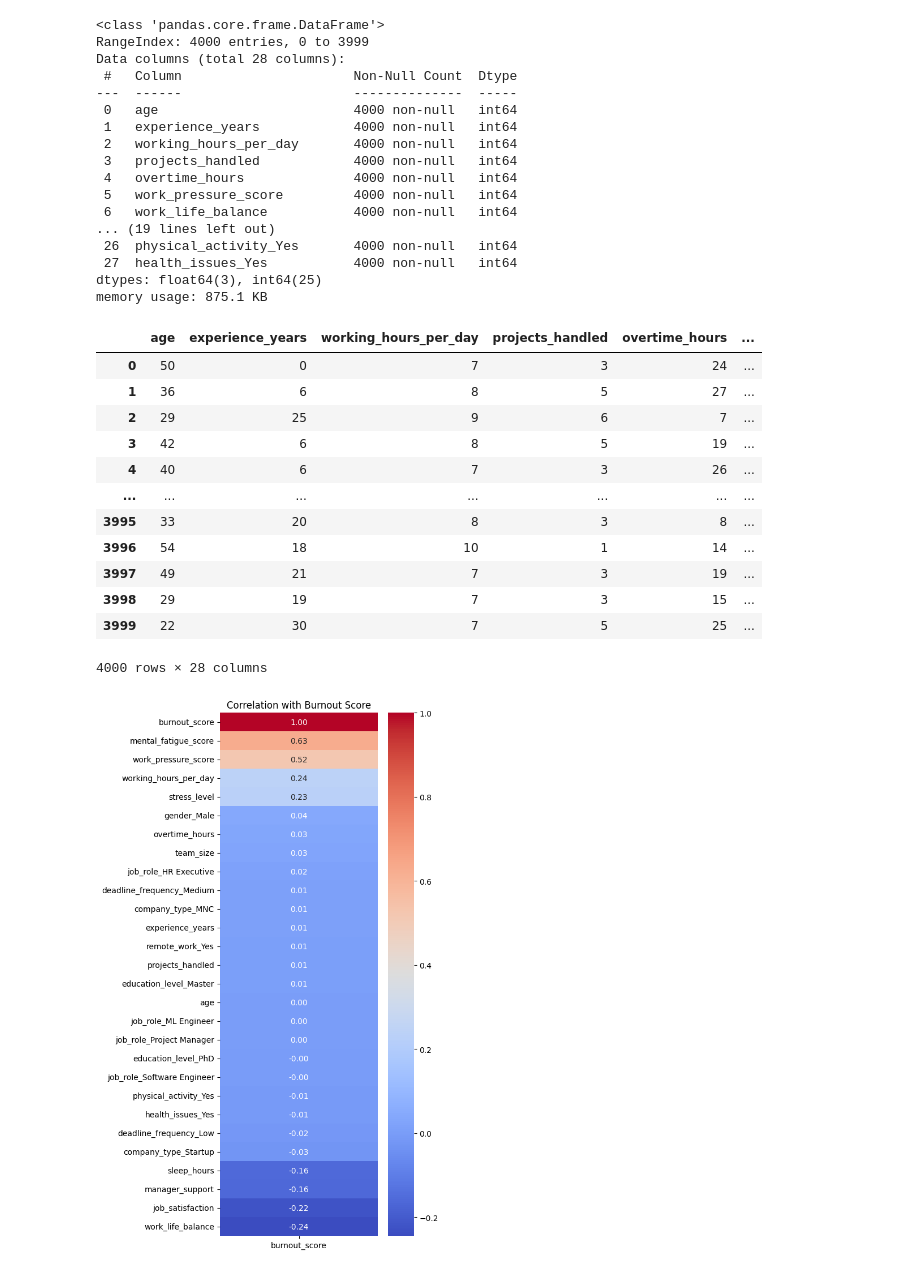
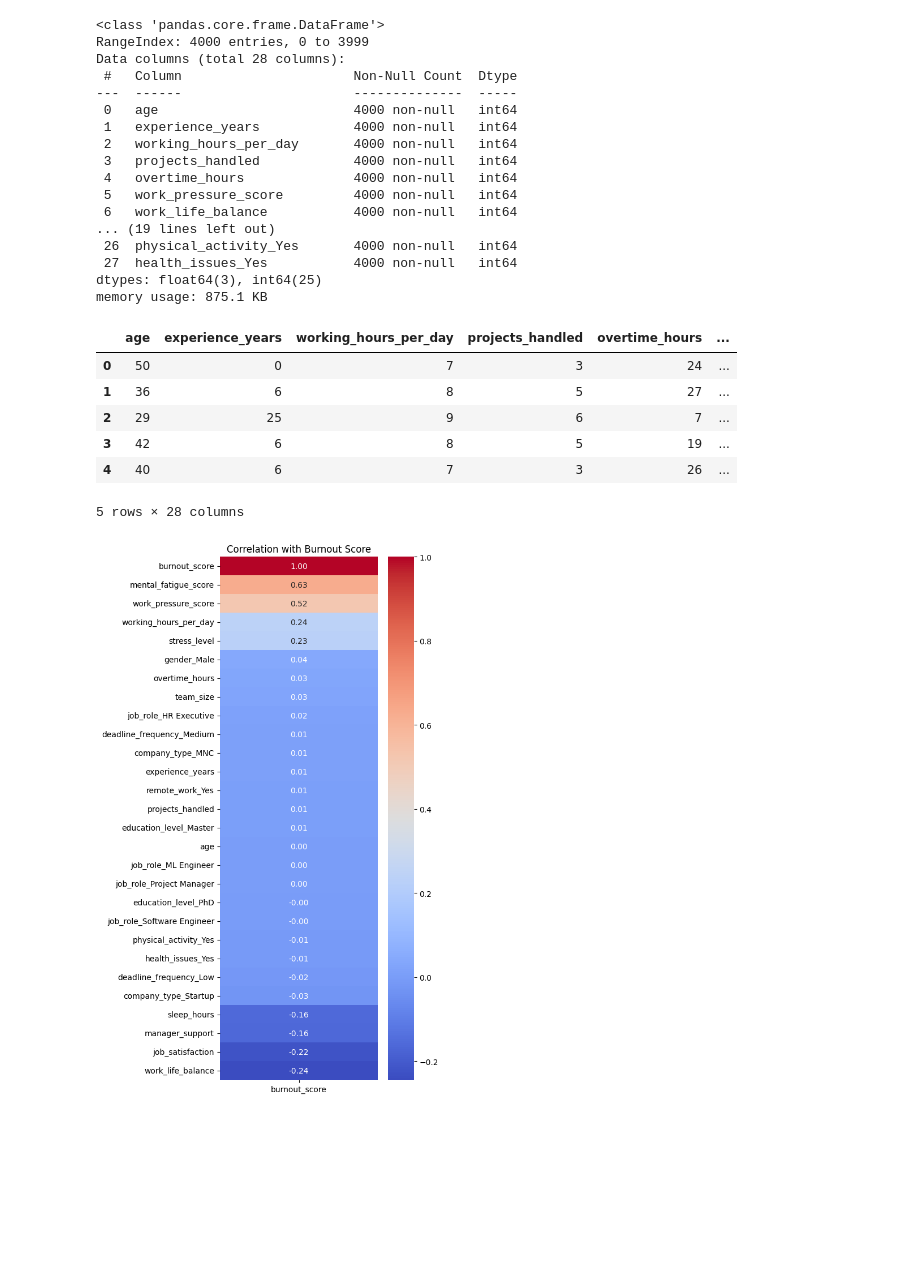
Before and after one commit to Arnav5005/Python, a Jupyter notebook: EDA_4/eda.ipynb, the cells around one changed output. Cells and saved outputs as stored; diff of their text form; code cells hidden in the pictures; blank space fills up the shorter version.

```diff
--- a/EDA_4/eda.ipynb
+++ b/EDA_4/eda.ipynb
@@ -158,22 +157,16 @@ Data columns (total 28 columns):
  27  health_issues_Yes           4000 non-null   int64
 dtypes: float64(3), int64(25)
 memory usage: 875.1 KB
-# %%
-df
-# %% [output]
-|  | age | experience_years | working_hours_per_day | projects_handled | overtime_hours | ... |
-| 0 | 50 | 0 | 7 | 3 | 24 | ... |
-| 1 | 36 | 6 | 8 | 5 | 27 | ... |
-| 2 | 29 | 25 | 9 | 6 | 7 | ... |
-| 3 | 42 | 6 | 8 | 5 | 19 | ... |
-| 4 | 40 | 6 | 7 | 3 | 26 | ... |
-| ... | ... | ... | ... | ... | ... | ... |
-| 3995 | 33 | 20 | 8 | 3 | 8 | ... |
-| 3996 | 54 | 18 | 10 | 1 | 14 | ... |
-| 3997 | 49 | 21 | 7 | 3 | 19 | ... |
-| 3998 | 29 | 19 | 7 | 3 | 15 | ... |
-| 3999 | 22 | 30 | 7 | 5 | 25 | ... |
-4000 rows × 28 columns
+# %%
+df.head()
+# %% [output]
+|  | age | experience_years | working_hours_per_day | projects_handled | overtime_hours | ... |
+| 0 | 50 | 0 | 7 | 3 | 24 | ... |
+| 1 | 36 | 6 | 8 | 5 | 27 | ... |
+| 2 | 29 | 25 | 9 | 6 | 7 | ... |
+| 3 | 42 | 6 | 8 | 5 | 19 | ... |
+| 4 | 40 | 6 | 7 | 3 | 26 | ... |
+5 rows × 28 columns
 # %%
 # Heatmap vs TARGET ONLY
 
```
Also changed, not shown: parts of 10 cells of this notebook, 2 other files.
